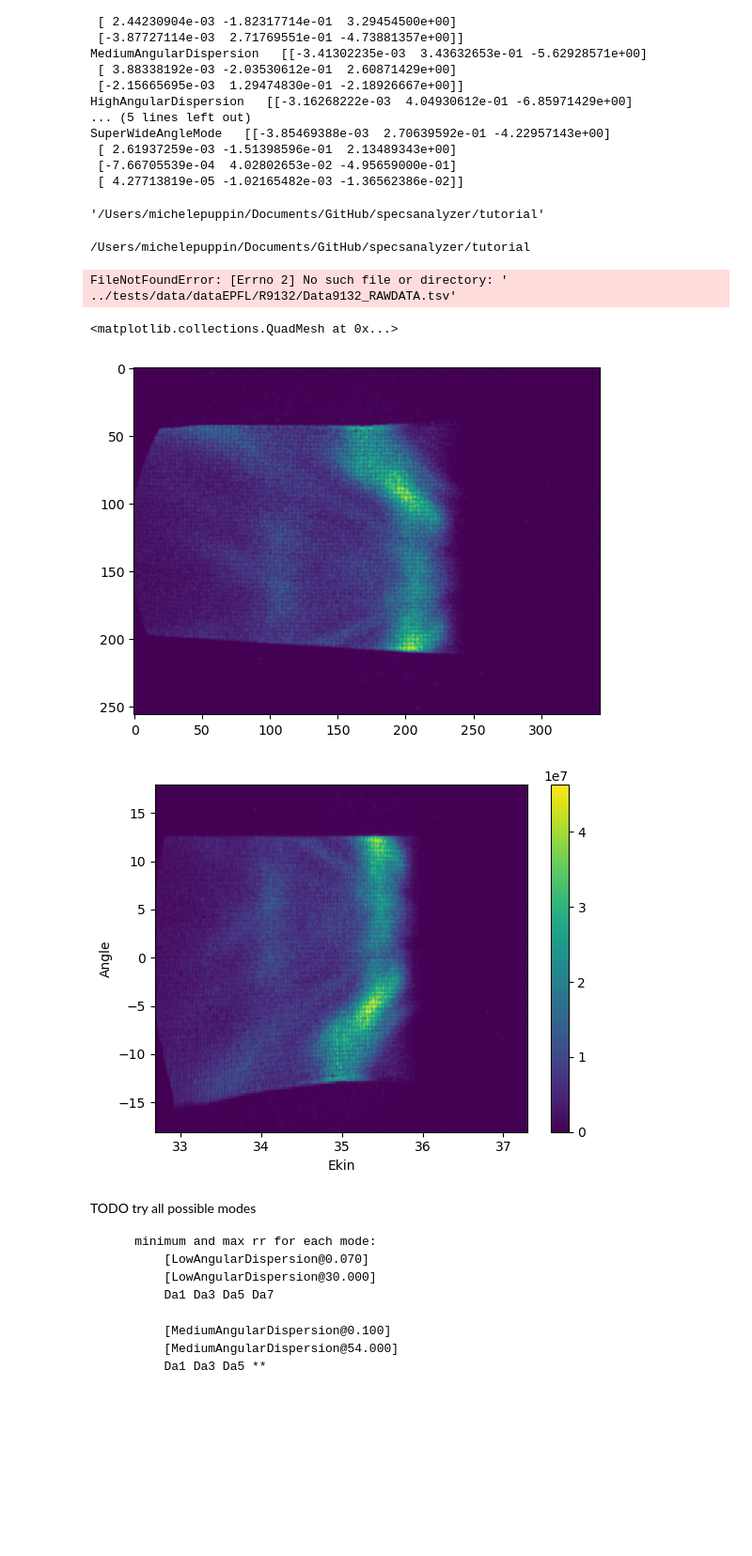
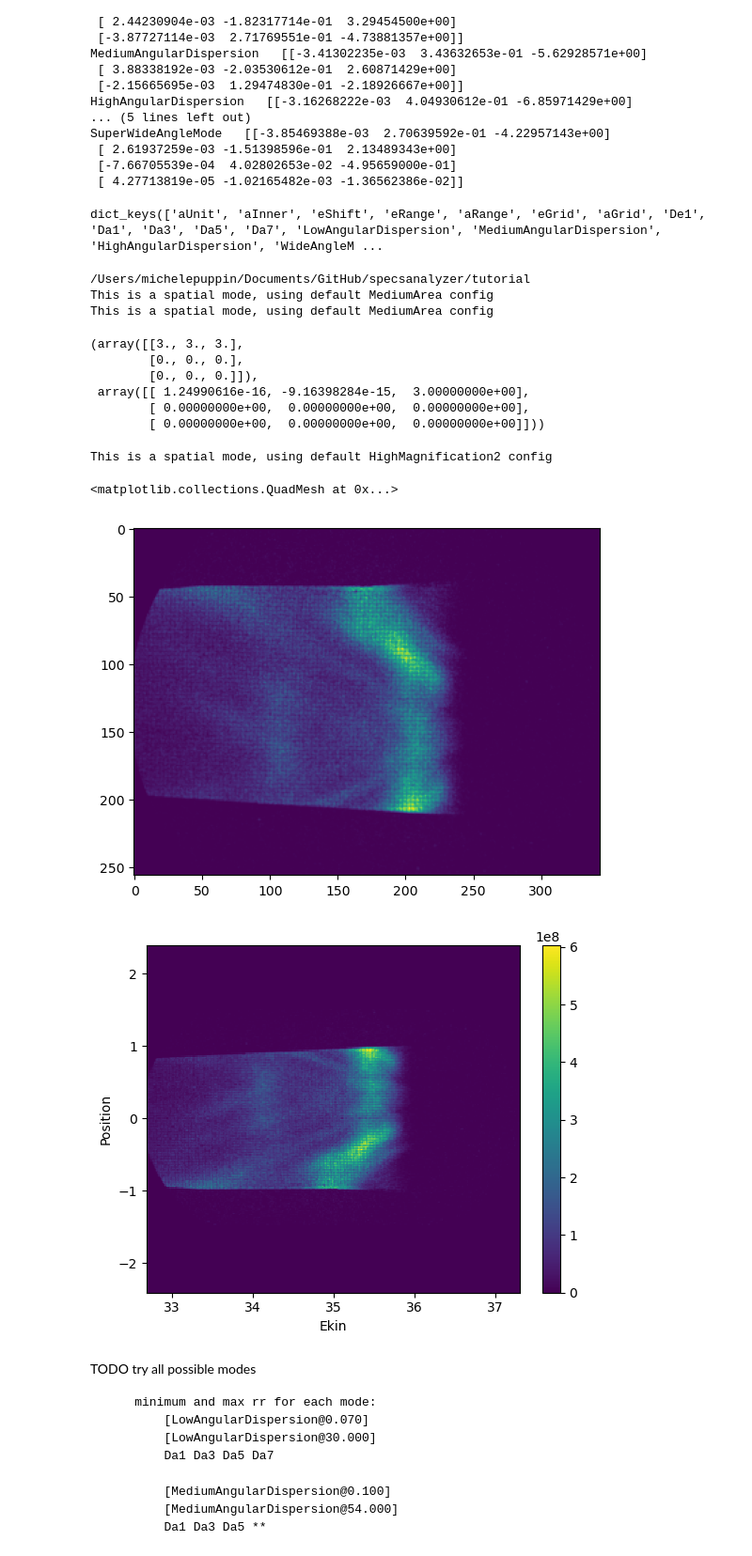
Before and after one commit to OpenCOMPES/specsanalyzer, a Jupyter notebook: tutorial/lensmodes_tests.ipynb, the cells around one changed output. Shown: that part at 94% size. Drawn from its saved outputs; the diff is of its cells as text; code cells hidden in the pictures; blank space fills up the shorter version.

```diff
--- a/tutorial/lensmodes_tests.ipynb
+++ b/tutorial/lensmodes_tests.ipynb
@@ -222,38 +219,45 @@ def test_lens_mode_convert(lens_mode:str):
 # %%
 config_dict = spa.config
 config_dict['calib2d_dict']['SmallArea2'].keys()
-config_dict['calib2d_dict']['SmallArea2']['default']['Da1']#.keys()
+config_dict['calib2d_dict'].keys()
 #config_dict['calib2d_dict']['SmallArea2']['default']['aInner']
-os.getcwd()
 # %% [output]
-'/Users/michelepuppin/Documents/GitHub/specsanalyzer/tutorial'
+dict_keys(['aUnit', 'aInner', 'eShift', 'eRange', 'aRange', 'eGrid', 'aGrid', 'De1', 'Da1', 'Da3', 'Da5', 'Da7', 'LowAngularDispersion', 'MediumAngularDispersion', 'HighAngularDispersion', 'WideAngleM ...
 # %%
-test_lens_mode_convert("WideAngleMode")
+test_lens_mode_convert("MediumArea")
 # %% [output]
 /Users/michelepuppin/Documents/GitHub/specsanalyzer/tutorial
+This is a spatial mode, using default MediumArea config
+This is a spatial mode, using default MediumArea config
-FileNotFoundError: [Errno 2] No such file or directory: ' ../tests/data/dataEPFL/R9132/Data9132_RAWDATA.tsv'
+(array([[3., 3., 3.],
+        [0., 0., 0.],
+        [0., 0., 0.]]),
+ array([[ 1.24990616e-16, -9.16398284e-15,  3.00000000e+00],
+        [ 0.00000000e+00,  0.00000000e+00,  0.00000000e+00],
+        [ 0.00000000e+00,  0.00000000e+00,  0.00000000e+00]]))
 # %%
 with open("../tests/data/dataEPFL/R9132/Data9132_RAWDATA.tsv") as file:
     tsv_data = np.loadtxt(file, delimiter="\t")
 plt.figure()
 plt.imshow(tsv_data)
 # Testing convert and crop on the imported data
 spa = SpecsAnalyzer(config="../tests/data/dataEPFL/config/config.yaml")
 
-lens_mode = "WideAngleMode"
+lens_mode = "HighMagnification2"
 kinetic_energy = 35.0
 pass_energy = 35.0
 work_function = 4.2
 
 res_xarray = spa.convert_image(
     tsv_data, lens_mode, kinetic_energy, pass_energy, work_function
 )
 plt.figure()
 res_xarray.plot(cmap="viridis", vmin=0)
 # %% [output]
-<matplotlib.collections.QuadMesh at 0x...>
+This is a spatial mode, using default HighMagnification2 config
+<matplotlib.collections.QuadMesh at 0x...>
 [figure]
-[figure, old version]
+[figure, new version]
 # %% [markdown]
 TODO
         try all possible modes
```
Also changed, not shown: parts of 2 cells of this notebook, 4 other files.
